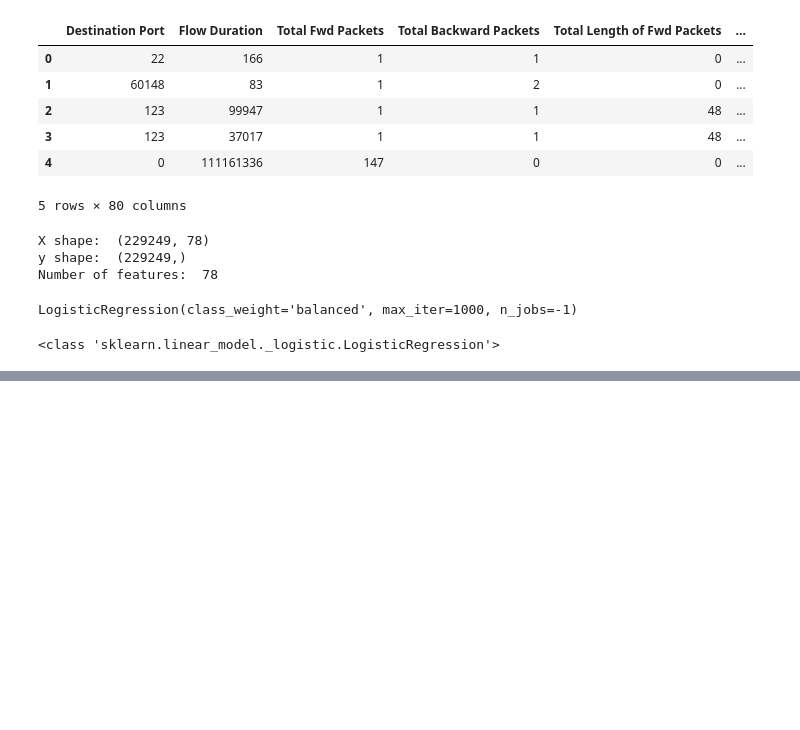
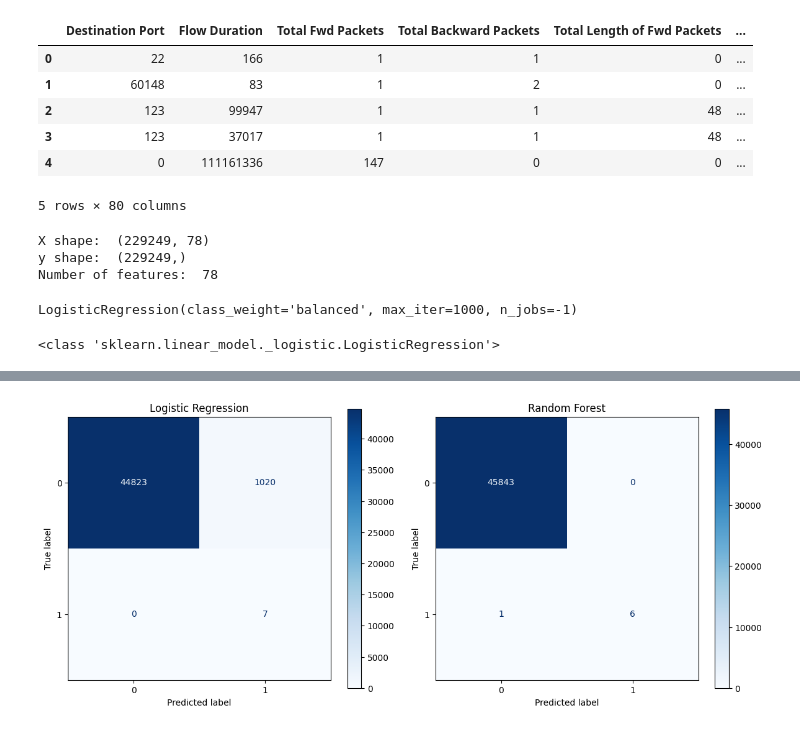
Before and after one commit to seymaras/Ag-Trafigi-Anomali-Projesi, a Jupyter notebook: notebooks/04_evaluation.ipynb, the cells around one changed output, grey strips where cells are left out. Cells and saved outputs as stored; diff of their text form; code cells hidden in the pictures; blank space fills up the shorter version.

Commit message:
setup evaluation pipeline and train Logistic Regression model

```diff
--- a/notebooks/04_evaluation.ipynb
+++ b/notebooks/04_evaluation.ipynb
@@ -69,3 +69,14 @@ LogisticRegression(class_weight='balanced', max_iter=1000, n_jobs=-1)
 print(type(lr_model))
 # %% [output]
 <class 'sklearn.linear_model._logistic.LogisticRegression'>
+# %%
+from sklearn.ensemble import RandomForestClassifier
+
+rf_model = RandomForestClassifier(
+    n_estimators=100,
+    class_weight="balanced",
+    random_state=42,
+    n_jobs=-1
+)
+
+rf_model.fit(X_train, y_train)
@@ -79,0 +96,3 @@ print(f"Logistic Regression AUC: {lr_auc:.4f}")
+# %%
+lr_pred = lr_model.predict(X_test_scaled)
+rf_pred = rf_model.predict(X_test)
@@ -79,0 +127,16 @@ print(f"Logistic Regression AUC: {lr_auc:.4f}")
+# %%
+from sklearn.metrics import confusion_matrix, ConfusionMatrixDisplay
+import matplotlib.pyplot as plt
+
+fig, ax = plt.subplots(1, 2, figsize=(12, 5))
+
+ConfusionMatrixDisplay.from_predictions(y_test, lr_pred, ax=ax[0], cmap="Blues")
+ax[0].set_title("Logistic Regression")
+
+ConfusionMatrixDisplay.from_predictions(y_test, rf_pred, ax=ax[1], cmap="Blues")
+ax[1].set_title("Random Forest")
+
+plt.tight_layout()
+plt.show()
+# %% [output]
+[figure, added]
```
Also changed, not shown: parts of 4 cells of this notebook.
